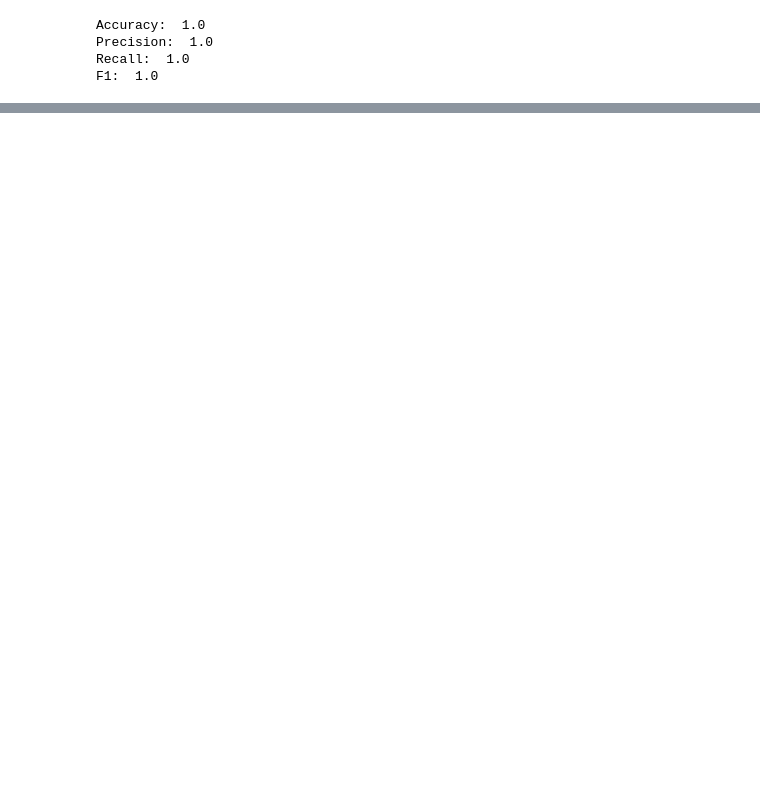
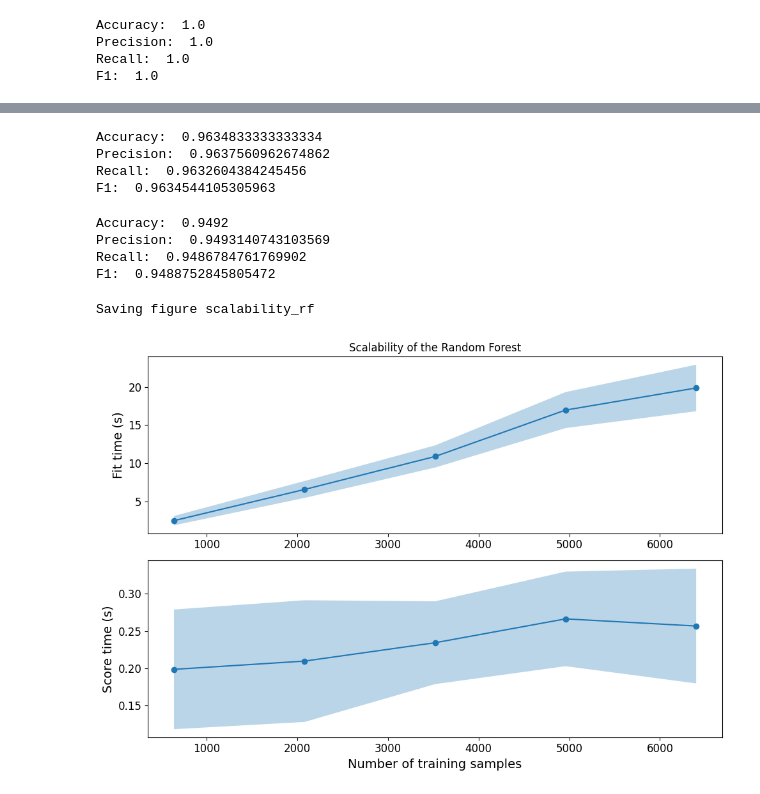
Before and after one commit to nhv96/iai600_assignment_5, a Jupyter notebook: knn.ipynb, the cells around one changed output, grey strips where cells are left out. Cells and saved outputs as stored; diff of their text form; code cells hidden in the pictures; blank space fills up the shorter version.

```diff
--- a/knn.ipynb
+++ b/knn.ipynb
@@ -207,0 +387,55 @@ Saving figure LC_kNN on the Test Set
+# %%
+print_scores(rf_clf, X_train, y_train)
+# %% [output]
+Accuracy:  0.9634833333333334
+Precision:  0.9637560962674862
+Recall:  0.9632604384245456
+F1:  0.9634544105305963
+# %%
+print_scores(rf_clf, X_test, y_test)
+# %% [output]
+Accuracy:  0.9492
+Precision:  0.9493140743103569
+Recall:  0.9486784761769902
+F1:  0.9488752845805472
+# %%
+from sklearn.model_selection import learning_curve, ShuffleSplit
+
+common_params = {
+    "X": X_train[:8000],
+    "y": y_train[:8000],
+    "train_sizes": np.linspace(0.1, 1.0, 5),
+    "cv": ShuffleSplit(n_splits=10, test_size=0.2, random_state=0),
+    "n_jobs": 4,
+    "return_times": True,
+}
+
+train_sizes, _, test_scores_nb, fit_times_nb, score_times_nb = learning_curve(
+    rf_clf, **common_params
+)
+# %%
+fig, ax = plt.subplots(nrows=2, ncols=1, figsize=(10, 7))
+ax[0].plot(train_sizes, fit_times_nb.mean(axis=1), "o-")
+ax[0].fill_between(
+    train_sizes,
+    fit_times_nb.mean(axis=1) - fit_times_nb.std(axis=1),
+    fit_times_nb.mean(axis=1) + fit_times_nb.std(axis=1),
+    alpha=0.3
+)
+ax[0].set_ylabel("Fit time (s)")
+ax[0].set_title(f"Scalability of the Random Forest")
+
+ax[1].plot(train_sizes, score_times_nb.mean(axis=1), "o-")
+ax[1].fill_between(
+    train_sizes,
+    score_times_nb.mean(axis=1) - score_times_nb.std(axis=1),
+    score_times_nb.mean(axis=1) + score_times_nb.std(axis=1),
+    alpha=0.3,
+)
+ax[1].set_ylabel("Score time (s)")
+ax[1].set_xlabel("Number of training samples")
+
+save_fig('scalability_rf')
+# %% [output]
+Saving figure scalability_rf
+[figure, added]
```
Also changed, not shown: parts of 35 cells of this notebook, 8 other files.
